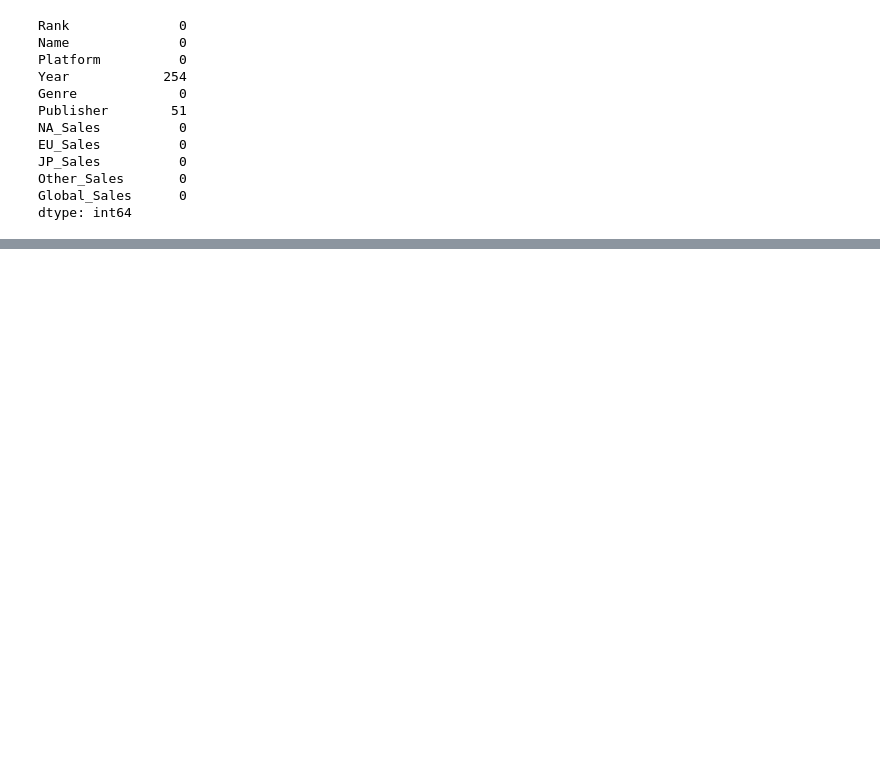
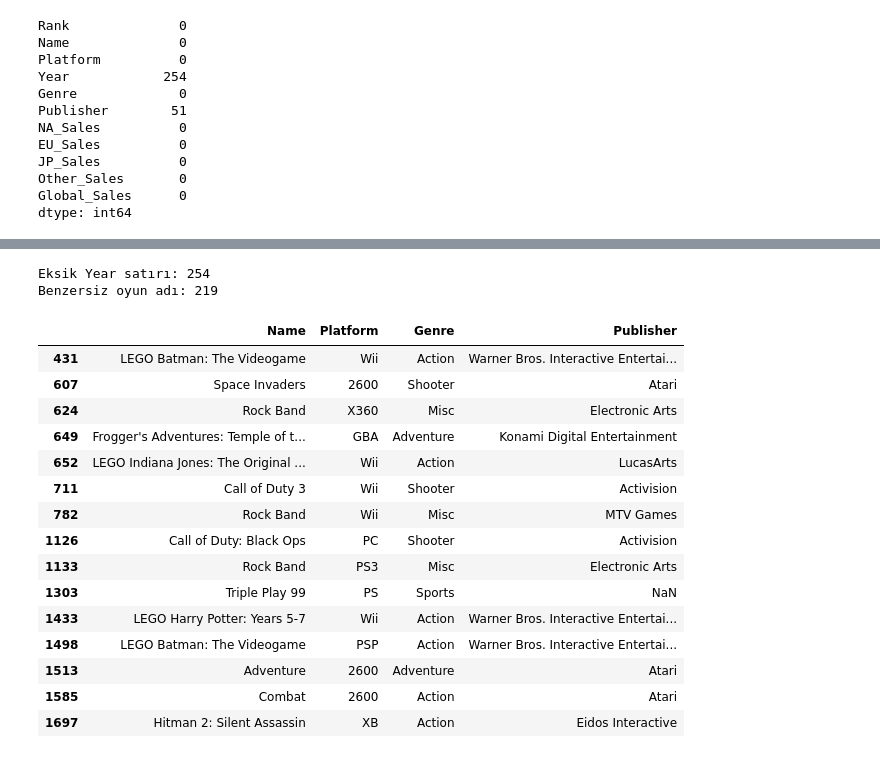
Before and after one commit to BerkOzerr/video_game_sales, a Jupyter notebook: video_game_sales.ipynb, the cells around one changed output, grey strips where cells are left out. Drawn from its saved outputs; the diff is of its cells as text; code cells hidden in the pictures; blank space fills up the shorter version.

```diff
--- a/video_game_sales.ipynb
+++ b/video_game_sales.ipynb
@@ -181,0 +250,29 @@ dtype: int64
+# %%
+missing_years = df.loc[
+    df["Year"].isna(),
+    ["Name", "Platform", "Genre", "Publisher"]
+]
+
+print("Eksik Year satırı:", len(missing_years))
+print("Benzersiz oyun adı:", missing_years["Name"].nunique())
+
+missing_years.head(15)
+# %% [output]
+Eksik Year satırı: 254
+Benzersiz oyun adı: 219
+|  | Name | Platform | Genre | Publisher |
+| 431 | LEGO Batman: The Videogame | Wii | Action | Warner Bros. Interactive Entertai... |
+| 607 | Space Invaders | 2600 | Shooter | Atari |
+| 624 | Rock Band | X360 | Misc | Electronic Arts |
+| 649 | Frogger's Adventures: Temple of t... | GBA | Adventure | Konami Digital Entertainment |
+| 652 | LEGO Indiana Jones: The Original ... | Wii | Action | LucasArts |
+| 711 | Call of Duty 3 | Wii | Shooter | Activision |
+| 782 | Rock Band | Wii | Misc | MTV Games |
+| 1126 | Call of Duty: Black Ops | PC | Shooter | Activision |
+| 1133 | Rock Band | PS3 | Misc | Electronic Arts |
+| 1303 | Triple Play 99 | PS | Sports | NaN |
+| 1433 | LEGO Harry Potter: Years 5-7 | Wii | Action | Warner Bros. Interactive Entertai... |
+| 1498 | LEGO Batman: The Videogame | PSP | Action | Warner Bros. Interactive Entertai... |
+| 1513 | Adventure | 2600 | Adventure | Atari |
+| 1585 | Combat | 2600 | Action | Atari |
+| 1697 | Hitman 2: Silent Assassin | XB | Action | Eidos Interactive |
```
Also changed, not shown: parts of 11 cells of this notebook.
